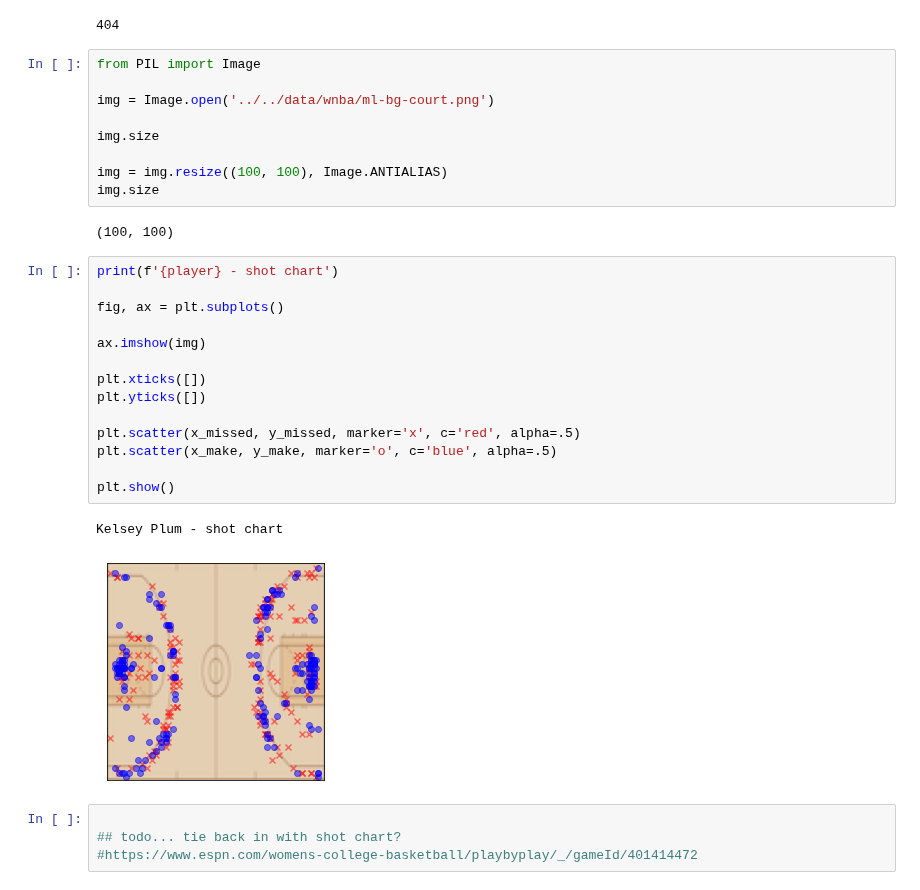
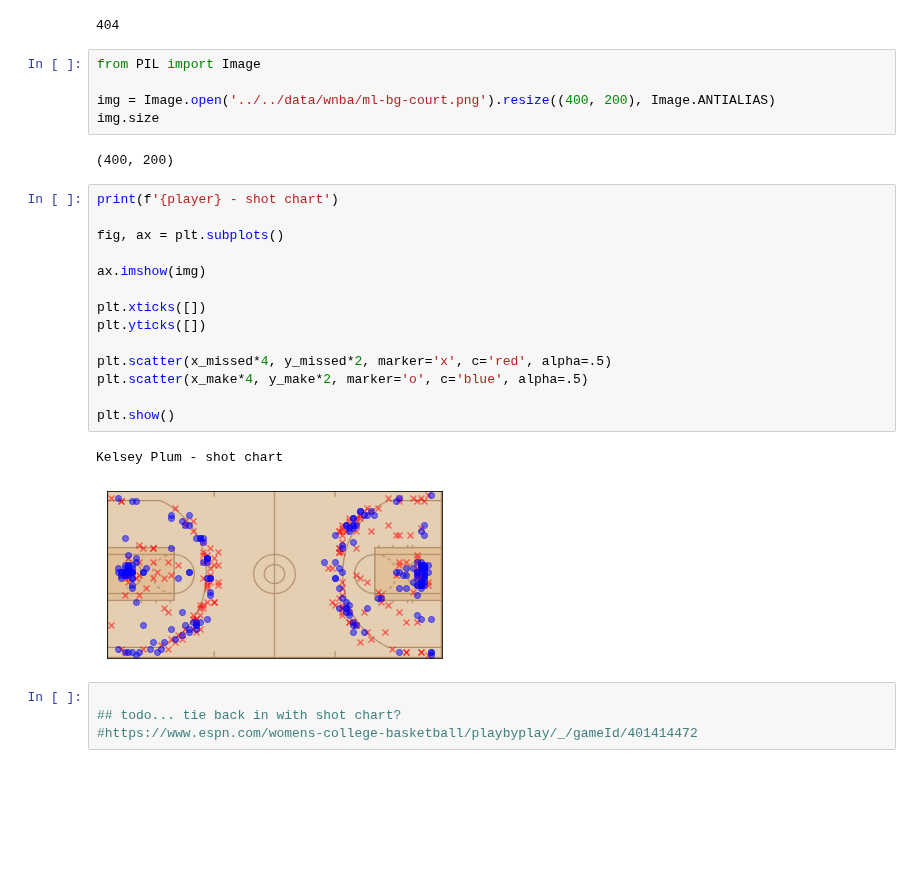
Before and after one commit to dpasse/monte, a Jupyter notebook: workspace/wncaa/teams.ipynb, the cells around one changed output. Drawn from its saved outputs; the diff is of its cells as text; blank space fills up the shorter version.

```diff
--- a/workspace/wncaa/teams.ipynb
+++ b/workspace/wncaa/teams.ipynb
@@ -338,31 +338,27 @@ x_missed, y_missed = get_coordinates(df_sub[~df_sub.made])
 # %%
 from PIL import Image
 
-img = Image.open('../../data/wnba/ml-bg-court.png')
-
+img = Image.open('../../data/wnba/ml-bg-court.png').resize((400, 200), Image.ANTIALIAS)
 img.size
-
-img = img.resize((100, 100), Image.ANTIALIAS)
-img.size
 # %% [output]
-(100, 100)
+(400, 200)
 # %%
 print(f'{player} - shot chart')
 
 fig, ax = plt.subplots()
 
 ax.imshow(img)
 
 plt.xticks([])
 plt.yticks([])
 
-plt.scatter(x_missed, y_missed, marker='x', c='red', alpha=.5)
-plt.scatter(x_make, y_make, marker='o', c='blue', alpha=.5)
+plt.scatter(x_missed*4, y_missed*2, marker='x', c='red', alpha=.5)
+plt.scatter(x_make*4, y_make*2, marker='o', c='blue', alpha=.5)
 
 plt.show()
 # %% [output]
 Kelsey Plum - shot chart
-[figure, old version]
+[figure, new version]
 # %%
 
 ## todo... tie back in with shot chart?
```
